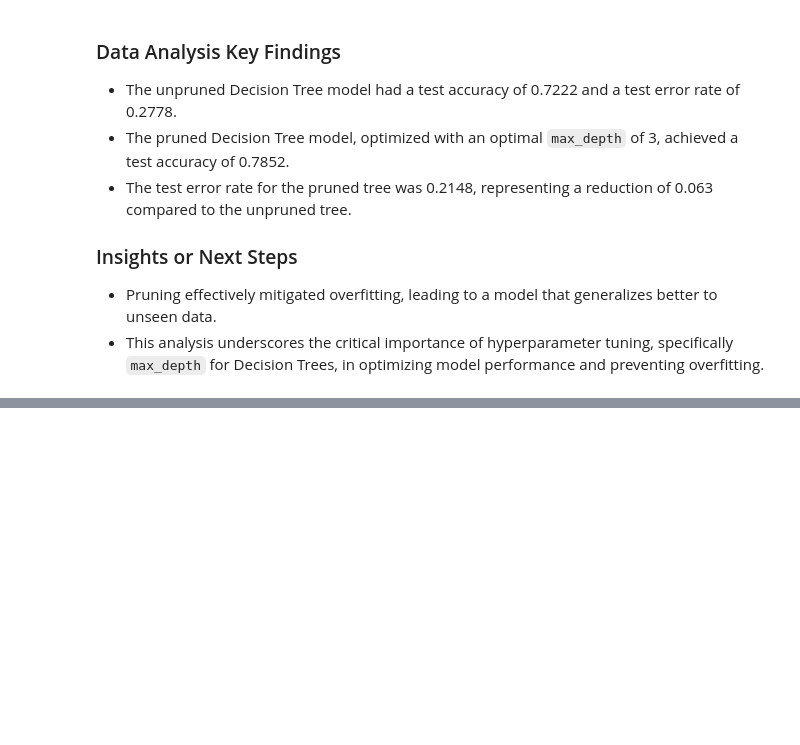
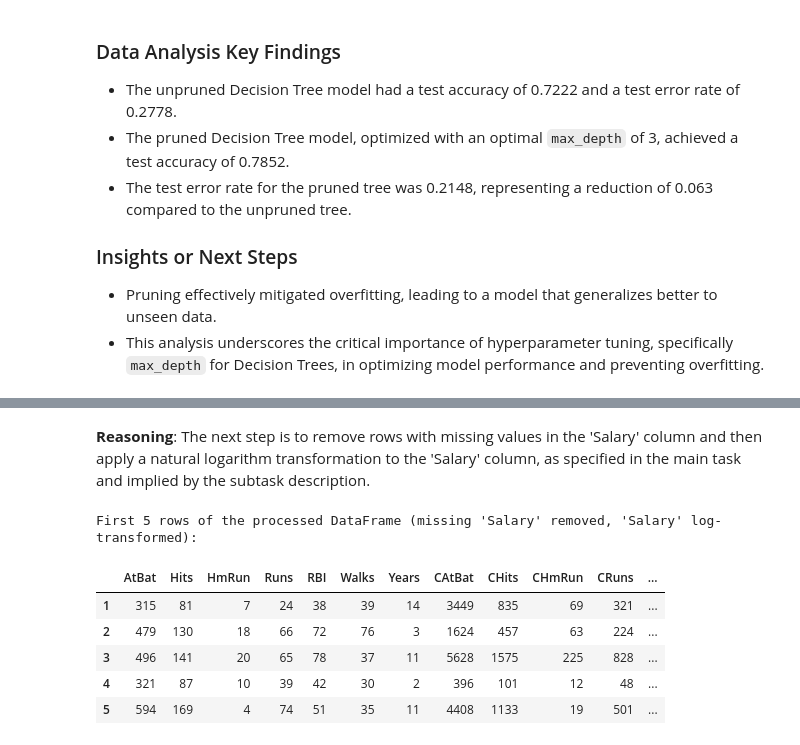
Before and after one commit to rguang/ISLP, a Jupyter notebook: Ch8 Lab.ipynb, the cells around one changed output, grey strips where cells are left out. Drawn from its saved outputs; the diff is of its cells as text; code cells hidden in the pictures; blank space fills up the shorter version.

```diff
--- a/Ch8 Lab.ipynb
+++ b/Ch8 Lab.ipynb
@@ -527,0 +560,23 @@ The pruned Decision Tree model shows a significant improvement in test error rat
+# %% [markdown]
+**Reasoning**:
+The next step is to remove rows with missing values in the 'Salary' column and then apply a natural logarithm transformation to the 'Salary' column, as specified in the main task and implied by the subtask description.
+# %%
+import numpy as np
+
+# Remove rows with missing values in the 'Salary' column and create a copy to avoid SettingWithCopyWarning
+df_cleaned = df.dropna(subset=['Salary']).copy()
+
+# Apply a natural logarithm transformation to the 'Salary' column
+df_cleaned['Salary'] = np.log(df_cleaned['Salary'])
+
+# Display the head of the processed DataFrame
+print("First 5 rows of the processed DataFrame (missing 'Salary' removed, 'Salary' log-transformed):")
+display(df_cleaned.head())
+# %% [output]
+First 5 rows of the processed DataFrame (missing 'Salary' removed, 'Salary' log-transformed):
+|  | AtBat | Hits | HmRun | Runs | RBI | Walks | Years | CAtBat | CHits | CHmRun | CRuns | ... |
+| 1 | 315 | 81 | 7 | 24 | 38 | 39 | 14 | 3449 | 835 | 69 | 321 | ... |
+| 2 | 479 | 130 | 18 | 66 | 72 | 76 | 3 | 1624 | 457 | 63 | 224 | ... |
+| 3 | 496 | 141 | 20 | 65 | 78 | 37 | 11 | 5628 | 1575 | 225 | 828 | ... |
+| 4 | 321 | 87 | 10 | 39 | 42 | 30 | 2 | 396 | 101 | 12 | 48 | ... |
+| 5 | 594 | 169 | 4 | 74 | 51 | 35 | 11 | 4408 | 1133 | 19 | 501 | ... |
```
Also changed, not shown: parts of 25 cells of this notebook.
